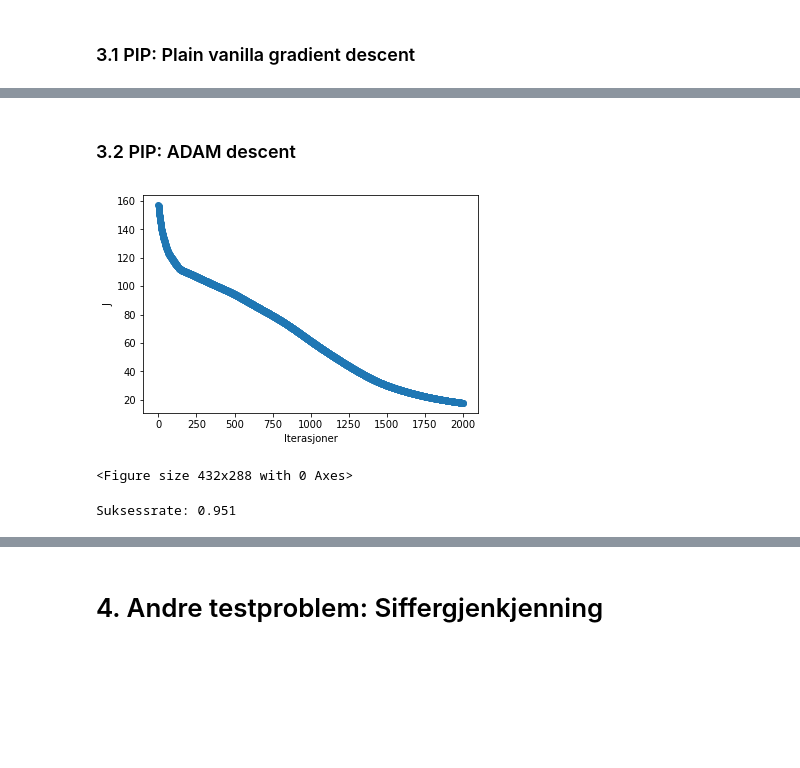
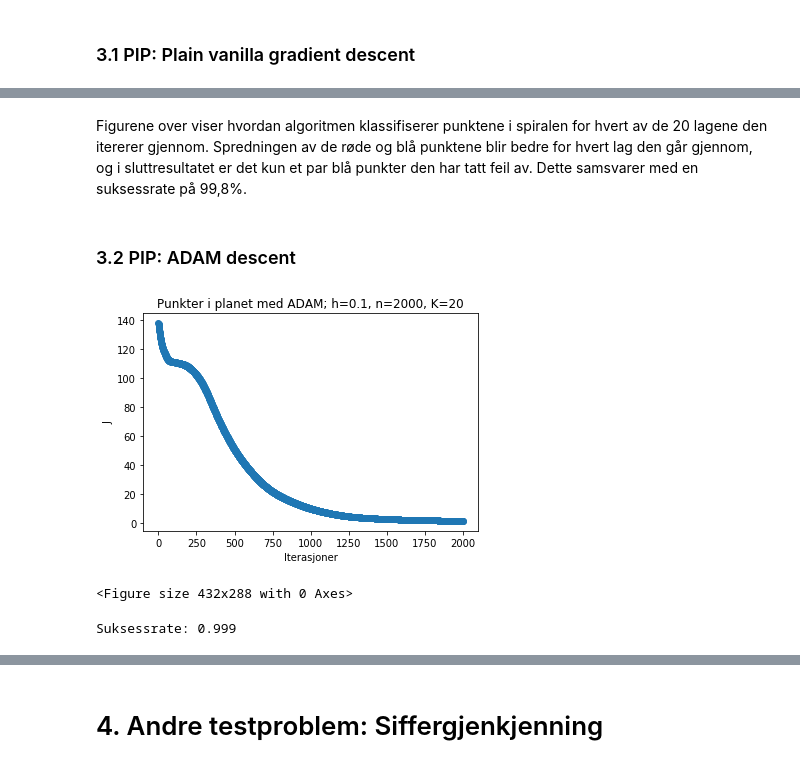
Before and after one commit to vivekapriyas/NN_mnist, a Jupyter notebook: Prosjekt2.ipynb, the cells around one changed output, grey strips where cells are left out. Cells and saved outputs as stored; diff of their text form; code cells hidden in the pictures; blank space fills up the shorter version.

```diff
--- a/Prosjekt2.ipynb
+++ b/Prosjekt2.ipynb
@@ -184,9 +191,10 @@ def last_function(Y_K_final, omega, my):
 # %%
-def plotJ(J_liste):
+def plotJ(J_liste, tittel):
     x_akse = np.arange(len(J_liste))
     plt.scatter(x_akse, J_liste)
     plt.xlabel("Iterasjoner")
     plt.ylabel("J")
+    plt.title(tittel)
     plt.figure(10)
     plt.show()
 # %% [markdown]
@@ -274,13 +286,15 @@ Suksessrate med testspiral: 0.985
 ... (11 outputs left out)
+# %% [markdown]
+Figurene over viser hvordan algoritmen klassifiserer punktene i spiralen for hvert av de 20 lagene den itererer gjennom. Spredningen av de røde og blå punktene blir bedre for hvert lag den går gjennom, og i sluttresultatet er det kun et par blå punkter den har tatt feil av. Dette samsvarer med en suksessrate på 99,8%.
 # %% [markdown]
 ### 3.2 PIP: ADAM descent
 # %%
 W_pip_adam, b_pip_adam, omega_pip_adam, my_pip_adam, z_pip_adam, J_pip_adam = trening(images, labels, h = 0.1, n = 2000, AdamOrPlain = 'adam')
 success_pip_adam = success(z_pip_adam,labels*1)
 
-plotJ(J_pip_adam)
+plotJ(J_pip_adam, tittel='Punkter i planet med ADAM; h=0.1, n=2000, K=20')
 print("Suksessrate:",success_pip_adam)
 # %% [output]
-[figure, old version]
+[figure, new version]
 <Figure size 432x288 with 0 Axes>
-Suksessrate: 0.951
+Suksessrate: 0.999
```
Also changed, not shown: parts of 15 cells of this notebook.
